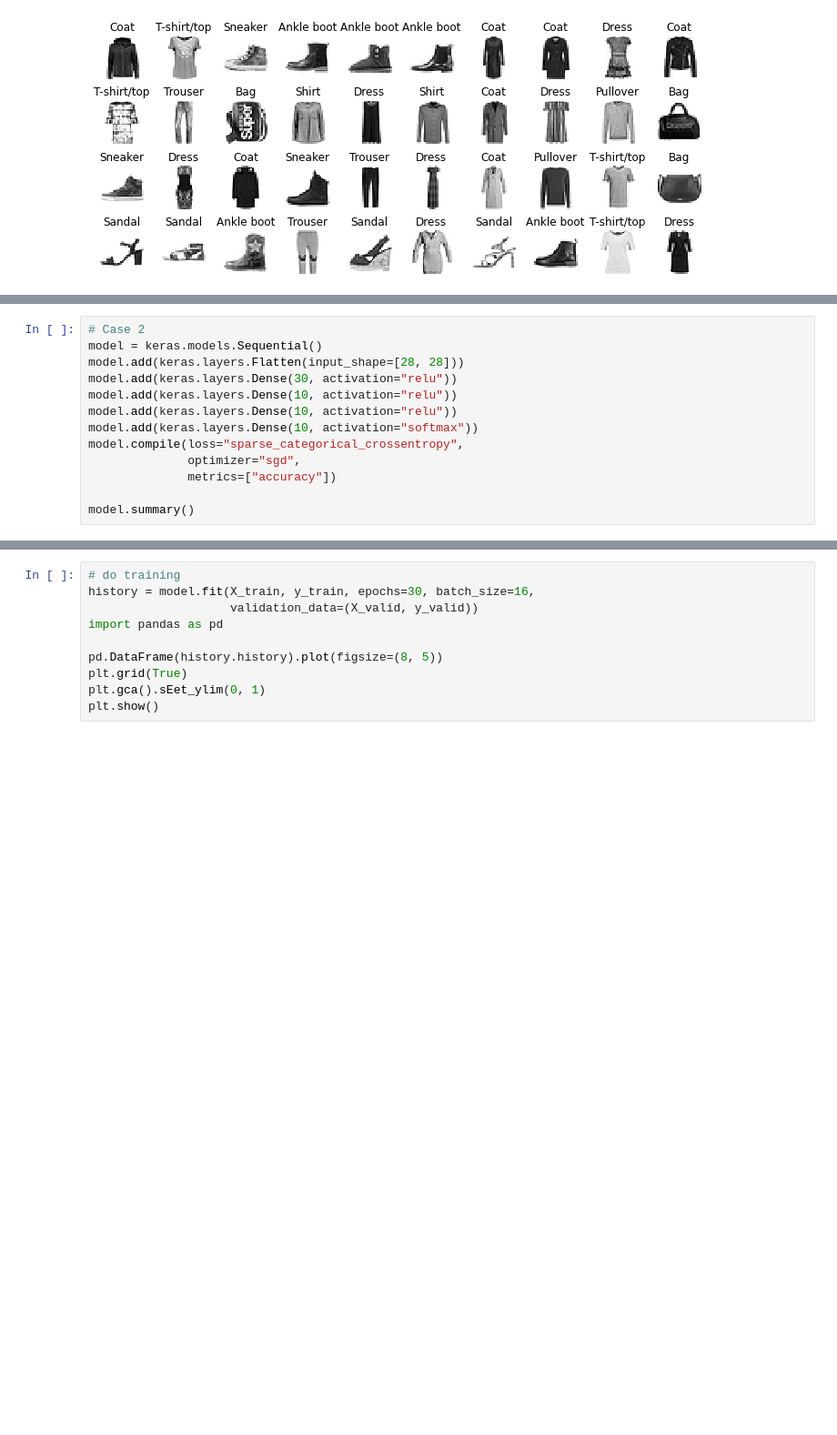
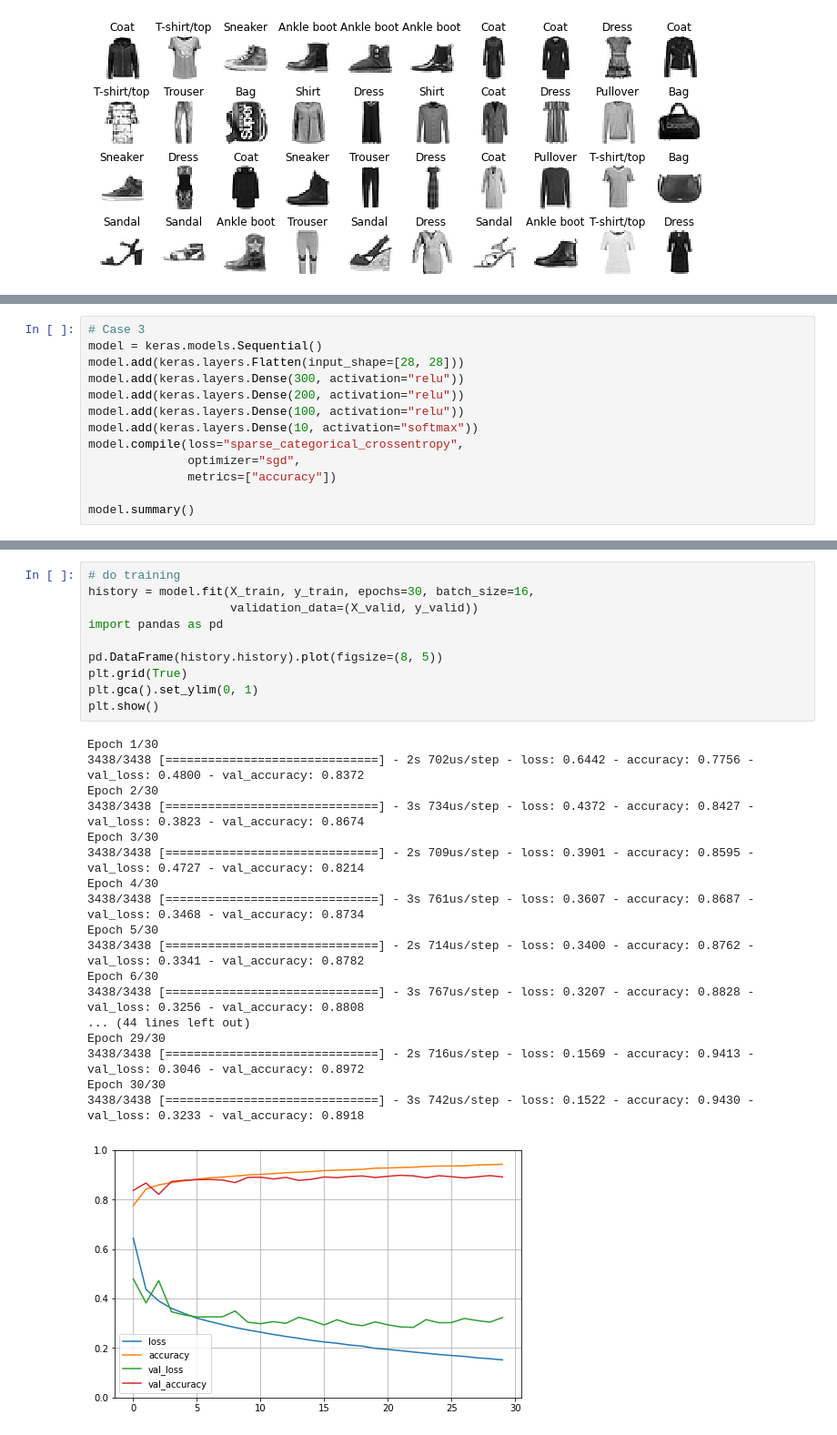
Before and after one commit to Maitan21/Machine-Learning, a Jupyter notebook: ML/run_project/Assignment#3.ipynb, the cells around one changed output, grey strips where cells are left out. Shown at 91% size. Saved outputs shown, nothing was run; the diff lists cells and outputs as text; blank space fills up the shorter version.

```diff
--- a/ML/run_project/Assignment#3.ipynb
+++ b/ML/run_project/Assignment#3.ipynb
@@ -141,10 +175,10 @@ model.evaluate(X_test, y_test)
 # %%
-# Case 2
+# Case 3
 model = keras.models.Sequential()
 model.add(keras.layers.Flatten(input_shape=[28, 28]))
-model.add(keras.layers.Dense(30, activation="relu"))
-model.add(keras.layers.Dense(10, activation="relu"))
-model.add(keras.layers.Dense(10, activation="relu"))
+model.add(keras.layers.Dense(300, activation="relu"))
+model.add(keras.layers.Dense(200, activation="relu"))
+model.add(keras.layers.Dense(100, activation="relu"))
 model.add(keras.layers.Dense(10, activation="softmax"))
 model.compile(loss="sparse_categorical_crossentropy",
               optimizer="sgd",
@@ -154,12 +207,31 @@ model.summary()
 # %%
 # do training
 history = model.fit(X_train, y_train, epochs=30, batch_size=16,
                     validation_data=(X_valid, y_valid))
 import pandas as pd
 
 pd.DataFrame(history.history).plot(figsize=(8, 5))
 plt.grid(True)
-plt.gca().sEet_ylim(0, 1)
+plt.gca().set_ylim(0, 1)
 plt.show()
+# %% [output]
+Epoch 1/30
+3438/3438 [==============================] - 2s 702us/step - loss: 0.6442 - accuracy: 0.7756 - val_loss: 0.4800 - val_accuracy: 0.8372
+Epoch 2/30
+3438/3438 [==============================] - 3s 734us/step - loss: 0.4372 - accuracy: 0.8427 - val_loss: 0.3823 - val_accuracy: 0.8674
+Epoch 3/30
+3438/3438 [==============================] - 2s 709us/step - loss: 0.3901 - accuracy: 0.8595 - val_loss: 0.4727 - val_accuracy: 0.8214
+Epoch 4/30
+3438/3438 [==============================] - 3s 761us/step - loss: 0.3607 - accuracy: 0.8687 - val_loss: 0.3468 - val_accuracy: 0.8734
+Epoch 5/30
+3438/3438 [==============================] - 2s 714us/step - loss: 0.3400 - accuracy: 0.8762 - val_loss: 0.3341 - val_accuracy: 0.8782
+Epoch 6/30
+3438/3438 [==============================] - 3s 767us/step - loss: 0.3207 - accuracy: 0.8828 - val_loss: 0.3256 - val_accuracy: 0.8808
+... (44 lines left out)
+Epoch 29/30
+3438/3438 [==============================] - 2s 716us/step - loss: 0.1569 - accuracy: 0.9413 - val_loss: 0.3046 - val_accuracy: 0.8972
+Epoch 30/30
+3438/3438 [==============================] - 3s 742us/step - loss: 0.1522 - accuracy: 0.9430 - val_loss: 0.3233 - val_accuracy: 0.8918
+[figure, added]
 # %%
 model.evaluate(X_test, y_test)
```
Also changed, not shown: parts of 8 cells of this notebook, 3 other files.
